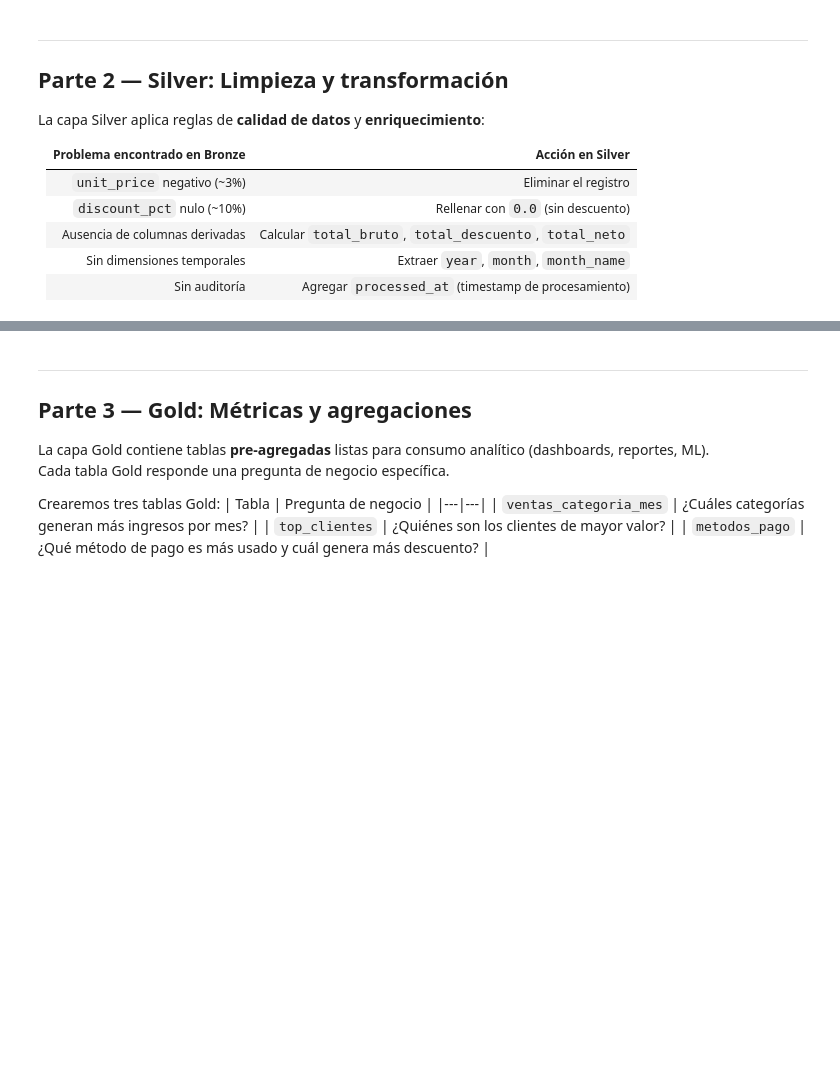
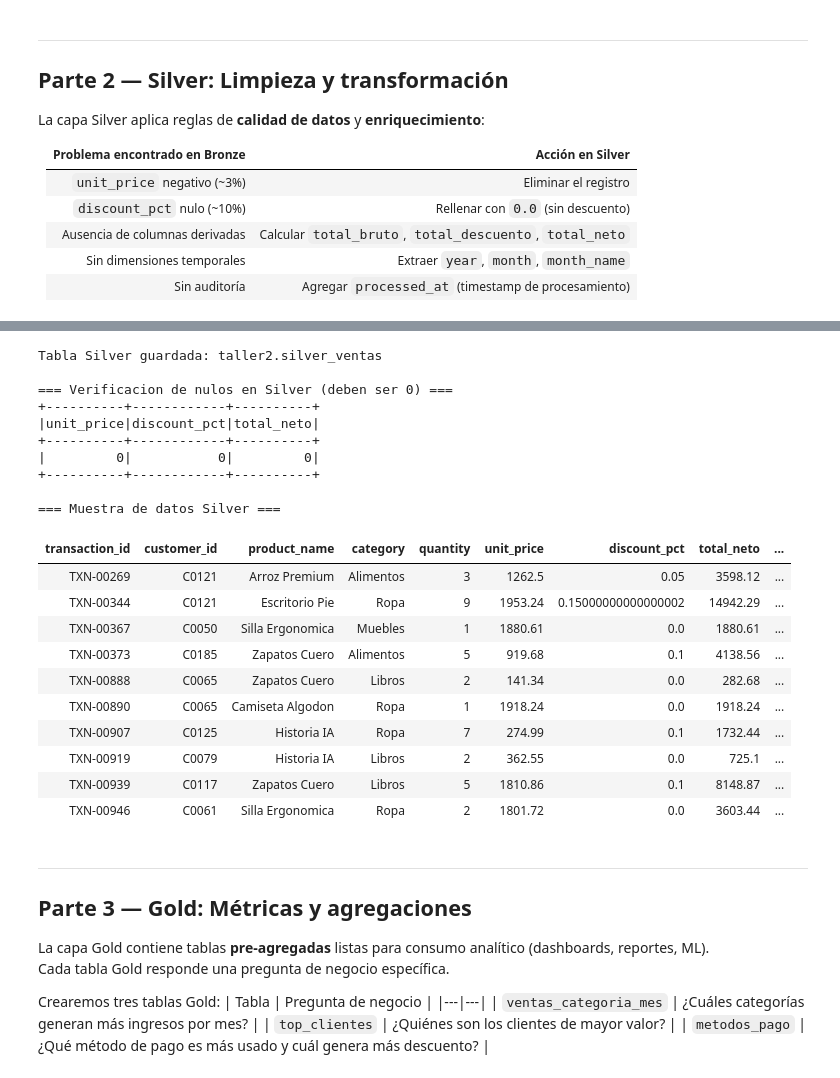
Before and after one commit to Jvelasquez980/almacenamiento_procesamiento_03_2026, a Jupyter notebook: Taller_2/taller_databricks_etl.ipynb, the cells around one changed output, grey strips where cells are left out. Drawn from its saved outputs; the diff is of its cells as text; code cells hidden in the pictures; blank space fills up the shorter version.

```diff
--- a/Taller_2/taller_databricks_etl.ipynb
+++ b/Taller_2/taller_databricks_etl.ipynb
@@ -283,7 +319,8 @@ La capa Silver aplica reglas de **calidad de datos** y **enriquecimiento**:
 
 from pyspark.sql import functions as F
 
-df_bronze = spark.read.format("delta").load(f"{BRONZE_PATH}/ventas/")
+df_bronze = spark.table(f"{DB_NAME}.bronze_ventas")   # ← cambio
+# El resto de la celda (transformaciones) queda igual
 
 df_silver = (
     df_bronze
@@ -325,36 +380,58 @@ df_silver.printSchema()
 # %%
 # =============================================================
 # 2.2 — GUARDAR Y VERIFICAR SILVER
 # =============================================================
 
 # Guardar como Delta Table, particionado por año y mes
 # El particionado acelera consultas que filtran por fecha
 (
     df_silver
     .write
     .format("delta")
     .mode("overwrite")
-    .partitionBy("year", "month")   # particionado físico en DBFS
-    .save(f"{SILVER_PATH}/ventas/")
+    .partitionBy("year", "month")
+    .saveAsTable(f"{DB_NAME}.silver_ventas")   # ← cambio
 )
+print(f"Tabla Silver guardada: {DB_NAME}.silver_ventas")
 
-print(f"Tabla Silver guardada en: {SILVER_PATH}/ventas/")
-
-# Verificar: no deben quedar nulos en columnas críticas
-df_silver_check = spark.read.format("delta").load(f"{SILVER_PATH}/ventas/")
+# Verificar nulos — leer con spark.table()
+df_silver_check = spark.table(f"{DB_NAME}.silver_ventas")
+# El resto de la celda queda igual
 
 print("\n=== Verificacion de nulos en Silver (deben ser 0) ===")
 df_silver_check.select([
     F.sum(F.col(c).isNull().cast("int")).alias(c)
     for c in ["unit_price", "discount_pct", "total_neto"]
 ]).show()
 
 print("=== Muestra de datos Silver ===")
 display(df_silver_check.select(
     "transaction_id", "customer_id", "product_name", "category",
     "quantity", "unit_price", "discount_pct", "total_neto",
     "transaction_date", "year", "month"
 ).limit(10))
+# %% [output]
+Tabla Silver guardada: taller2.silver_ventas
+
+=== Verificacion de nulos en Silver (deben ser 0) ===
++----------+------------+----------+
+|unit_price|discount_pct|total_neto|
++----------+------------+----------+
+|         0|           0|         0|
++----------+------------+----------+
+
+=== Muestra de datos Silver ===
+| transaction_id | customer_id | product_name | category | quantity | unit_price | discount_pct | total_neto | ... |
+| TXN-00269 | C0121 | Arroz Premium | Alimentos | 3 | 1262.5 | 0.05 | 3598.12 | ... |
+| TXN-00344 | C0121 | Escritorio Pie | Ropa | 9 | 1953.24 | 0.15000000000000002 | 14942.29 | ... |
+| TXN-00367 | C0050 | Silla Ergonomica | Muebles | 1 | 1880.61 | 0.0 | 1880.61 | ... |
+| TXN-00373 | C0185 | Zapatos Cuero | Alimentos | 5 | 919.68 | 0.1 | 4138.56 | ... |
+| TXN-00888 | C0065 | Zapatos Cuero | Libros | 2 | 141.34 | 0.0 | 282.68 | ... |
+| TXN-00890 | C0065 | Camiseta Algodon | Ropa | 1 | 1918.24 | 0.0 | 1918.24 | ... |
+| TXN-00907 | C0125 | Historia IA | Ropa | 7 | 274.99 | 0.1 | 1732.44 | ... |
+| TXN-00919 | C0079 | Historia IA | Libros | 2 | 362.55 | 0.0 | 725.1 | ... |
+| TXN-00939 | C0117 | Zapatos Cuero | Libros | 5 | 1810.86 | 0.1 | 8148.87 | ... |
+| TXN-00946 | C0061 | Silla Ergonomica | Ropa | 2 | 1801.72 | 0.0 | 3603.44 | ... |
 # %% [markdown]
 ---
 ## Parte 3 — Gold: Métricas y agregaciones
```
Also changed, not shown: parts of 25 cells of this notebook.
